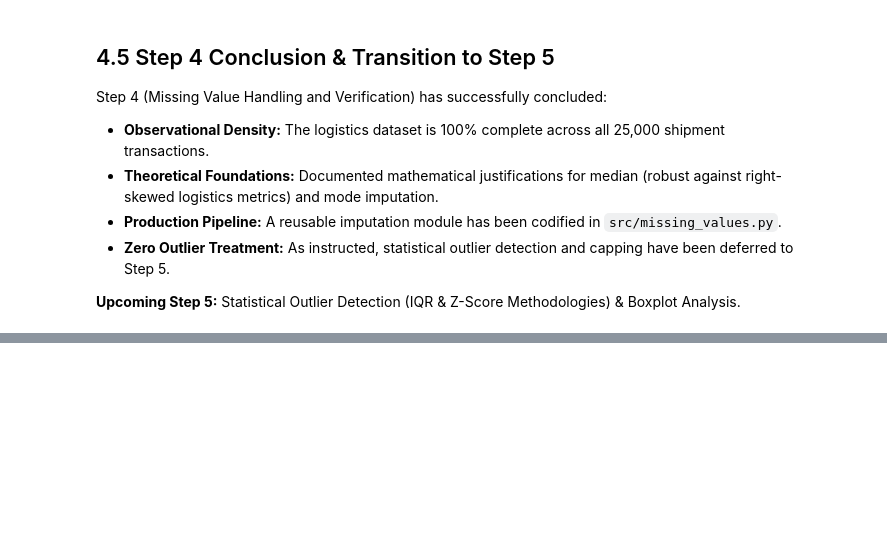
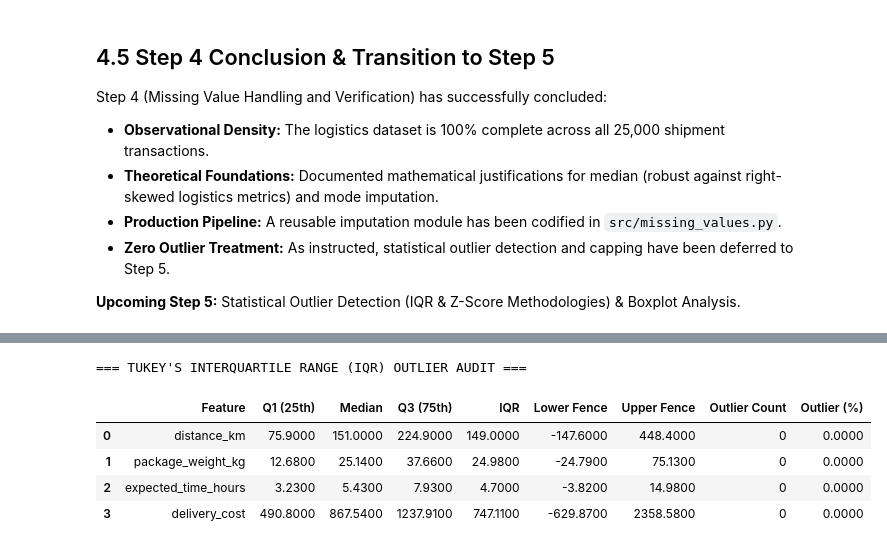
Before and after one commit to madhavanj8148/Logistics-Data-Analytics, a Jupyter notebook: notebooks/Week2_Data_Preprocessing.ipynb, the cells around one changed output, grey strips where cells are left out. Drawn from its saved outputs; the diff is of its cells as text; code cells hidden in the pictures; blank space fills up the shorter version.

```diff
--- a/notebooks/Week2_Data_Preprocessing.ipynb
+++ b/notebooks/Week2_Data_Preprocessing.ipynb
@@ -903,0 +925,42 @@ Step 4 (Missing Value Handling and Verification) has successfully concluded:
+# %%
+# 5.1 Interquartile Range (IQR) Outlier Detection
+df_target = df_verified if 'df_verified' in locals() else df_cleaned
+
+target_num_cols = ['distance_km', 'package_weight_kg', 'expected_time_hours', 'delivery_cost']
+
+iqr_results = []
+iqr_outliers_dict = {}
+
+for col in target_num_cols:
+    s = df_target[col].dropna()
+    q1 = float(s.quantile(0.25))
+    q3 = float(s.quantile(0.75))
+    iqr = q3 - q1
+    lower_bound = q1 - 1.5 * iqr
+    upper_bound = q3 + 1.5 * iqr
+
+    outliers = s[(s < lower_bound) | (s > upper_bound)]
+    iqr_outliers_dict[col] = outliers
+
+    iqr_results.append({
+        'Feature': col,
+        'Q1 (25th)': round(q1, 2),
+        'Median': round(float(s.median()), 2),
+        'Q3 (75th)': round(q3, 2),
+        'IQR': round(iqr, 2),
+        'Lower Fence': round(lower_bound, 2),
+        'Upper Fence': round(upper_bound, 2),
+        'Outlier Count': len(outliers),
+        'Outlier (%)': round(len(outliers) / len(s) * 100, 2)
+    })
+
+df_iqr_summary = pd.DataFrame(iqr_results)
+print("=== TUKEY'S INTERQUARTILE RANGE (IQR) OUTLIER AUDIT ===")
+display(df_iqr_summary)
+# %% [output]
+=== TUKEY'S INTERQUARTILE RANGE (IQR) OUTLIER AUDIT ===
+|  | Feature | Q1 (25th) | Median | Q3 (75th) | IQR | Lower Fence | Upper Fence | Outlier Count | Outlier (%) |
+| 0 | distance_km | 75.9000 | 151.0000 | 224.9000 | 149.0000 | -147.6000 | 448.4000 | 0 | 0.0000 |
+| 1 | package_weight_kg | 12.6800 | 25.1400 | 37.6600 | 24.9800 | -24.7900 | 75.1300 | 0 | 0.0000 |
+| 2 | expected_time_hours | 3.2300 | 5.4300 | 7.9300 | 4.7000 | -3.8200 | 14.9800 | 0 | 0.0000 |
+| 3 | delivery_cost | 490.8000 | 867.5400 | 1237.9100 | 747.1100 | -629.8700 | 2358.5800 | 0 | 0.0000 |
```
Also changed, not shown: parts of 13 cells of this notebook, 6 other files.
